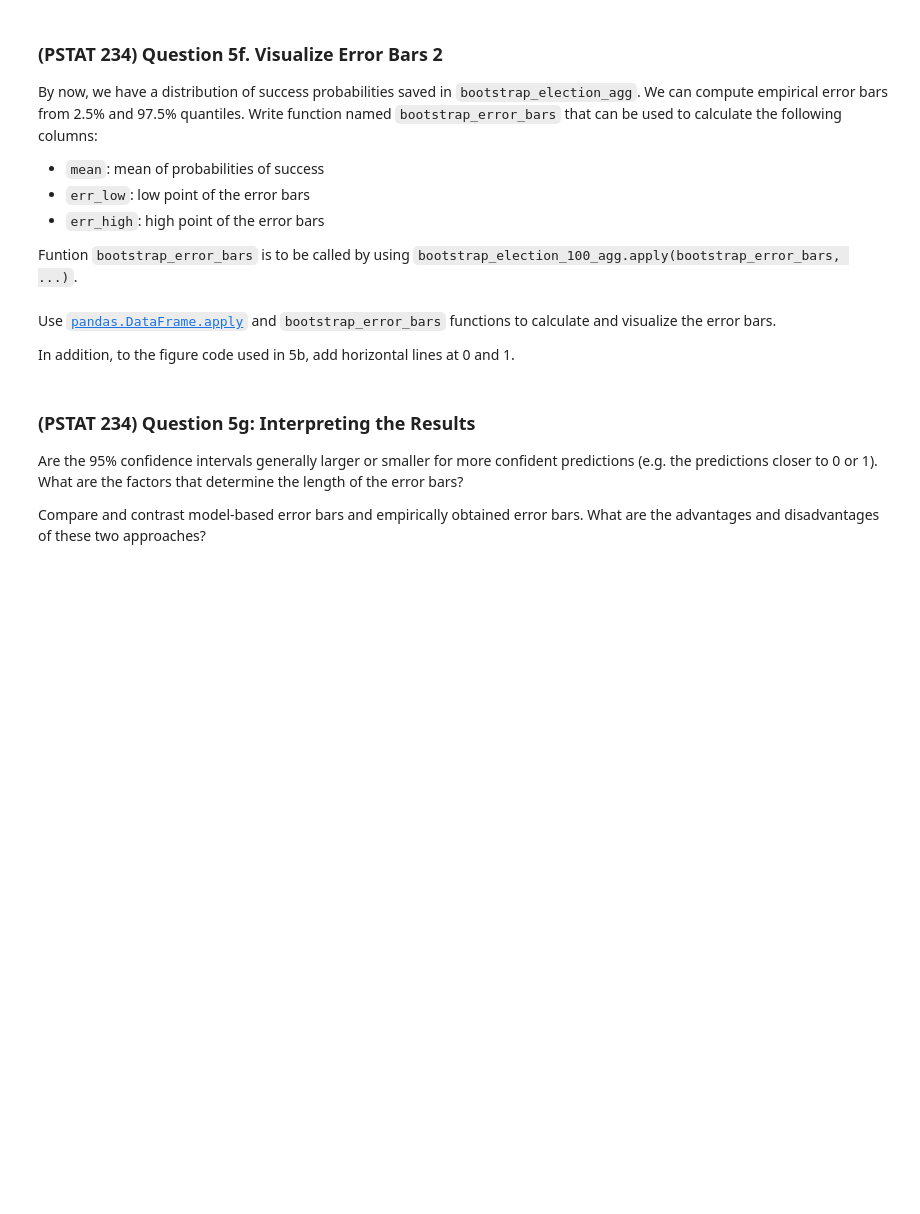
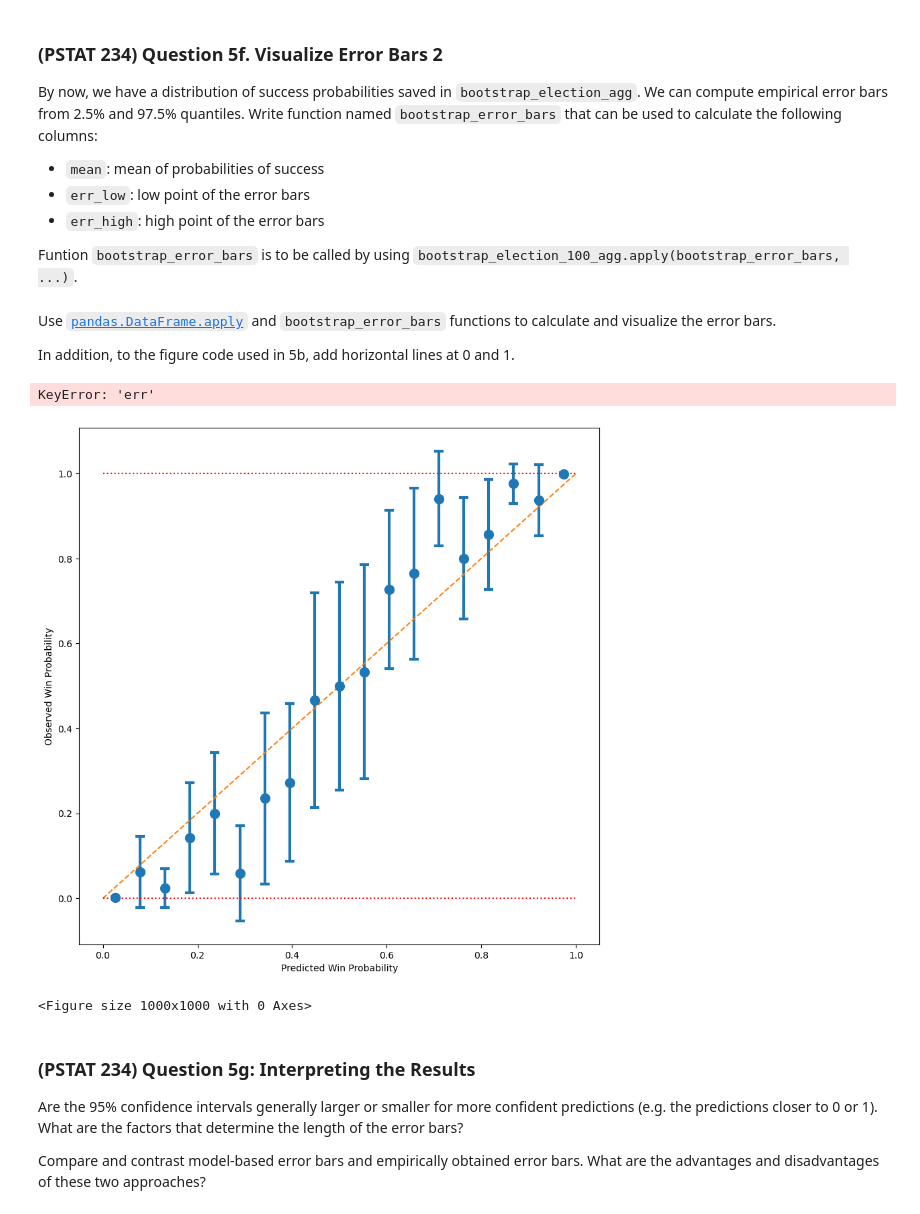
Before and after one commit to UCSB-PSTAT-134-234/Winter2023, a Jupyter notebook: assignments/assignment1/student/assignment1.ipynb, the cells around one changed output. Cells and saved outputs as stored; diff of their text form; code cells hidden in the pictures; blank space fills up the shorter version.

```diff
--- a/assignments/assignment1/student/assignment1.ipynb
+++ b/assignments/assignment1/student/assignment1.ipynb
@@ -542,8 +531,10 @@ def bootstrap_data_means(data_in):
     # randomly sample row indices with replacement
     indices = choice(n, size=n, replace=True)
     # compute probabilities of success
-    bootstrap_means = data_in[indices].mean()
+    bootstrap_means = data_in.iloc[indices,:].groupby("bin").agg({"probwin_outcome" : "mean"})
 
     return(bootstrap_means)
 
-bootstrap_election_100_agg = ...
+
+bootstrap_election_100_agg = pd.concat([bootstrap_data_means(election_sub) for i in range(100)], axis=1)
+bootstrap_election_100_agg
@@ -583,25 +596,41 @@ Use [`pandas.DataFrame.apply`](https://pandas.pydata.org/pandas-docs/stable/refe
 In addition, to the figure code used in 5b, add horizontal lines at 0 and 1.
 # %%
 # calculate error bars
-bootstrap_election_agg = ...
+bootstrap_election_agg = bootstrap_election_100_agg.apply(bootstrap_error_bars, axis=1)
+
 
 plt.figure(figsize=(10, 10))
 plt.errorbar(midpoints,
              election_agg['mean'].values,
              yerr=election_agg['err'].values,
              fmt='.', elinewidth=3, ms=20,
              capsize=5, capthick=3)
 plt.plot([0, 1], [0, 1], '--')
 plt.plot([0, 1], [1, 1], ':r')
 plt.plot([0, 1], [0, 0], ':r')
 plt.xlabel("Predicted Win Probability")
 plt.ylabel("Observed Win Probability")
 # Overlay empirical error bars on the same plot. Use the following
 # visual attributes:
 # ..., fmt='.r', elinewidth=1, ms=10, ecolor='red', capsize=5, ...
 # Also, yerr can accept asymmetric errorbars (see the documentation for usage)
-...
+
+plt.figure(figsize=(10, 10))
+plt.errorbar(midpoints,
+             bootstrap_election_agg['mean'].values,
+             yerr=np.stack([bootstrap_election_agg['err_low'].values, bootstrap_election_agg['err_high'].values]),
+             fmt='.', elinewidth=3, ms=20,
+             capsize=5, capthick=3)
+plt.plot([0, 1], [0, 1], '--')
+plt.plot([0, 1], [1, 1], ':r')
+plt.plot([0, 1], [0, 0], ':r')
+plt.xlabel("Predicted Win Probability")
+plt.ylabel("Observed Win Probability")
 plt.show()
+# %% [output]
+KeyError: 'err'
+[figure, added]
+<Figure size 1000x1000 with 0 Axes>
 # %% [markdown]
 <!-- BEGIN QUESTION -->
 
```
Also changed, not shown: parts of 7 cells of this notebook.
